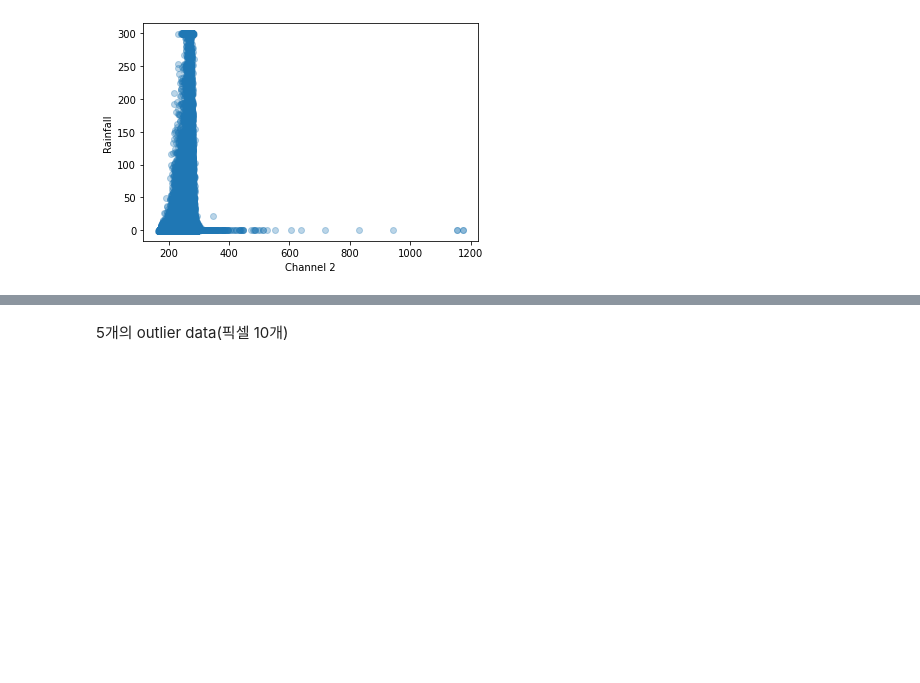
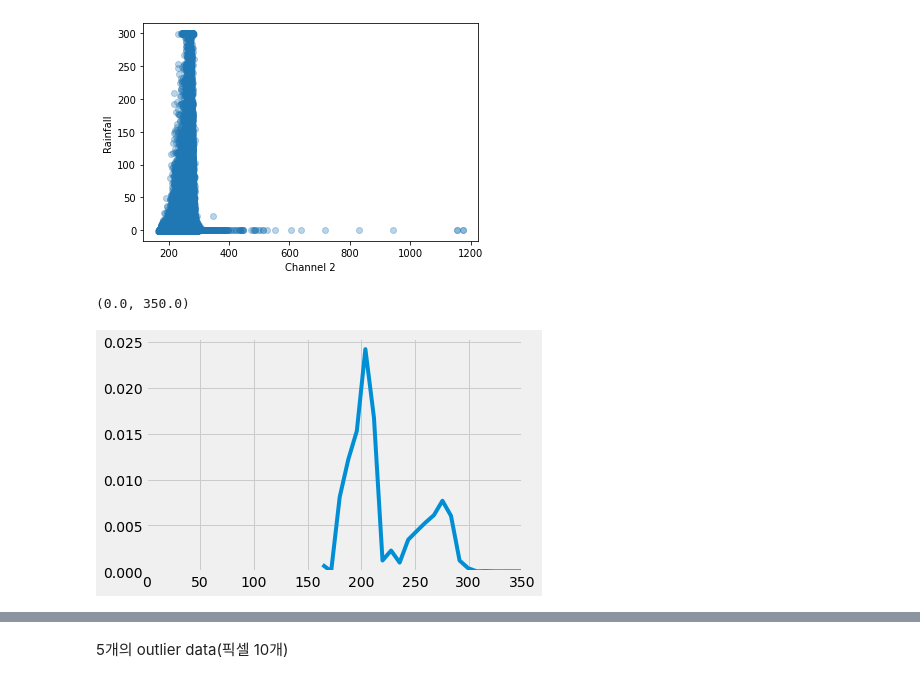
Before and after one commit to deagwon97/dacon-satellite-precipitation, a Jupyter notebook: Dacon2.ipynb, the cells around one changed output, grey strips where cells are left out. Cells and saved outputs as stored; diff of their text form; code cells hidden in the pictures; blank space fills up the shorter version.

```diff
--- a/Dacon2.ipynb
+++ b/Dacon2.ipynb
@@ -118,3 +130,9 @@ plt.xlabel('Channel 2')
 plt.show()
 # %% [output]
 [figure]
+# %%
+sns.kdeplot(train_f2)
+plt.xlim(0,350)
+# %% [output]
+(0.0, 350.0)
+[figure, added]
```
Also changed, not shown: parts of 36 cells of this notebook.
